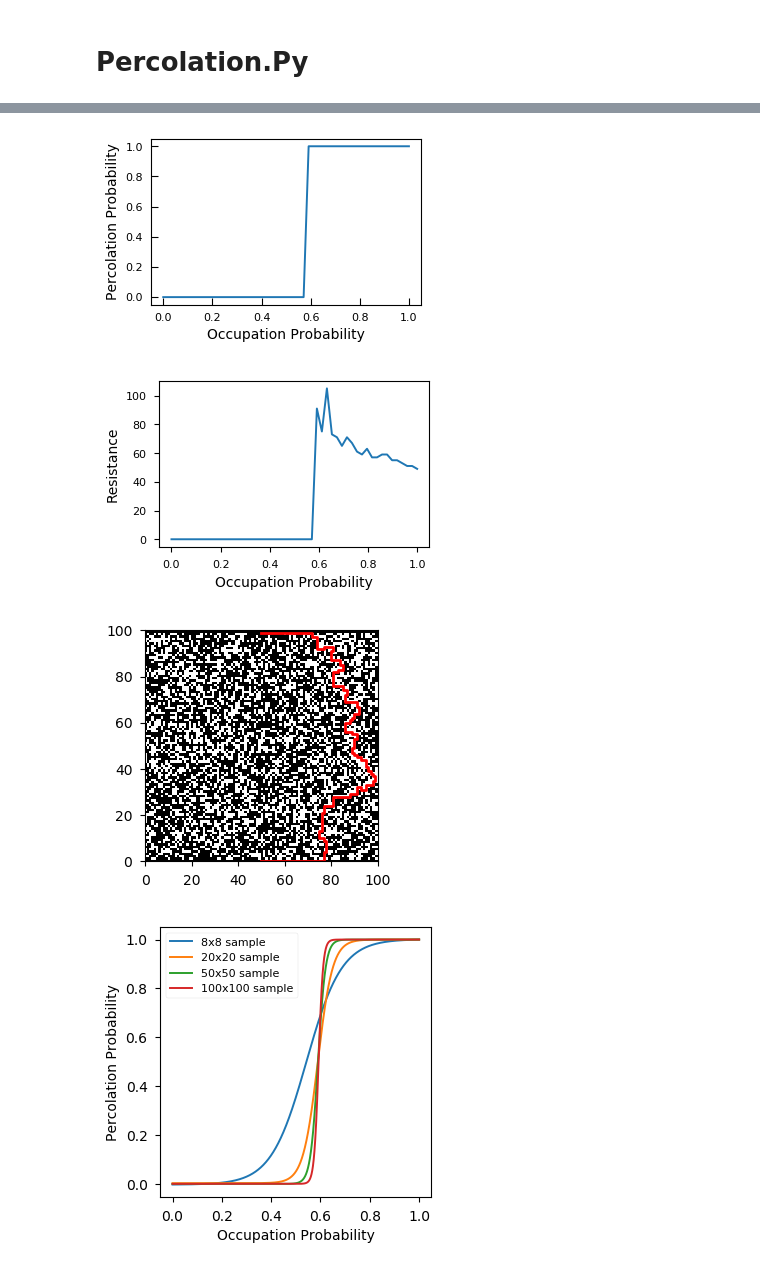
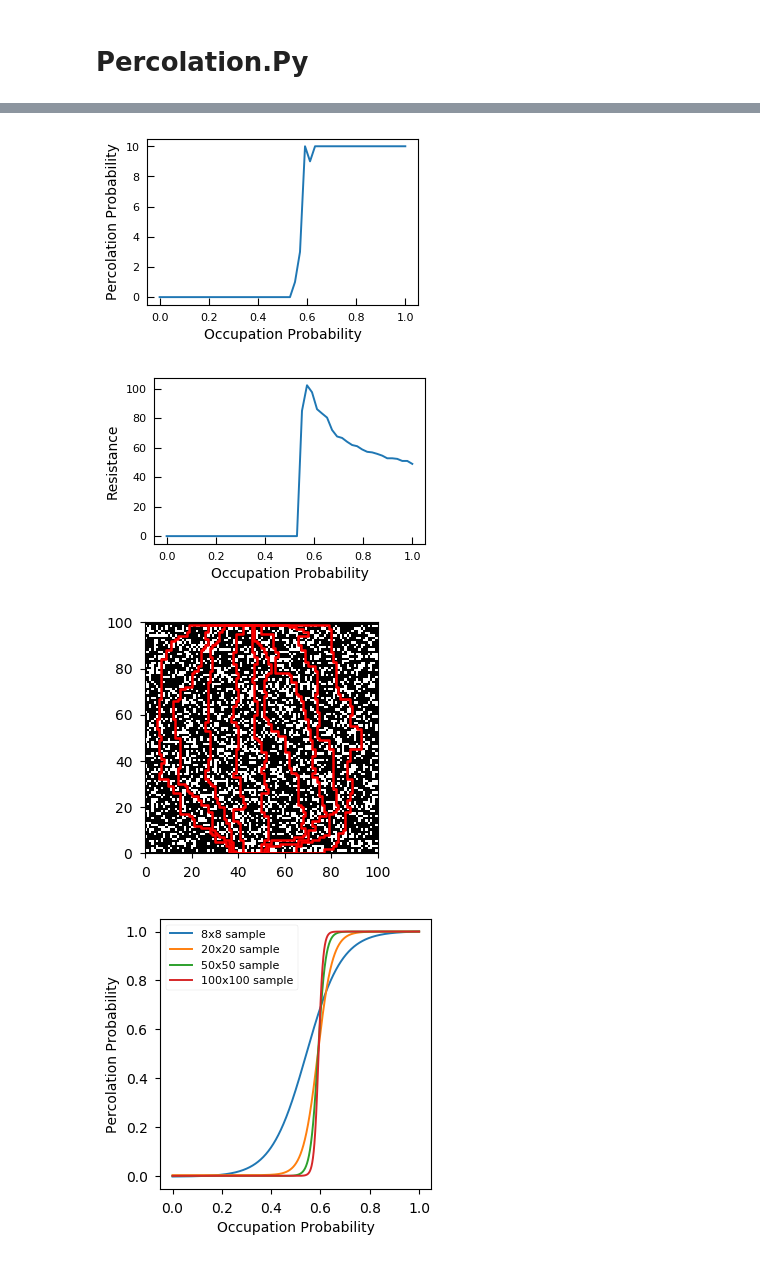
Before and after one commit to prabowobagas/Jupyter-Notebook-Thesis, a Jupyter notebook: Weekly Journal.ipynb, the cells around one changed output, grey strips where cells are left out. Cells and saved outputs as stored; diff of their text form; code cells hidden in the pictures.

```diff
--- a/Weekly Journal.ipynb
+++ b/Weekly Journal.ipynb
@@ -528,7 +556,7 @@ def a_star_search(graph, start, goal):
 
 width =  50
 height = 50
-Loop = 1     # Number of tries per occupation probability
+Loop = 10     # Number of tries per occupation probability
 linseries_point = 50        # number of steps between 0 to 1 for occupation probability
 
 occupation_probability = np.linspace(0, 1, num=linseries_point, endpoint=True)
@@ -562,37 +590,39 @@ df = pd.DataFrame(d)
 file_name = 'PercSimData\\perc_%sx%s_Loop%s_lineseries%s' %(width, height, Loop, linseries_point)
 df.to_csv(file_name, sep='\t')
 
 path_average[np.isnan(path_average)] = 0
 
 fig1 = plt.figure(1)
-plt.plot(occupation_probability, occupy_histogram)
+ax1 = fig1.add_subplot(1, 1, 1)
+ax1.plot(occupation_probability, occupy_histogram)
 plt.xlabel('Occupation Probability', fontsize=10)
 plt.ylabel('Percolation Probability', fontsize=10)
 ax1 = plt.gca()
 ax1.tick_params(axis = 'both', which = 'both', length=5, direction='in')
 fig1.set_size_inches(plot_width, plot_height)
 
 
 fig2 = plt.figure(2)
-plt.plot(occupation_probability, path_average)
+ax2 = fig2.add_subplot(1, 1, 1)
+ax2.plot(occupation_probability, path_average)
 plt.xlabel('Occupation Probability', fontsize=10)
 plt.ylabel('Resistance', fontsize=10)
 ax2.tick_params(axis = 'both', which = 'both', length=5, direction='in')
 fig2.set_size_inches(plot_width , plot_height)
 
 
 #         fig2 = plt.figure(2)
 #         plt.plot( df_wrap['Vgs'], (df_wrap['Ids']/(10)**(-6)), label = 'Vds =' + str(data_linspace[i-1]) + 'V')
 #         plt.legend(prop={'size': 8})
 #         plt.xlabel('$V_{gs}$ [V]', fontsize=10)
 #         plt.ylabel('$I_{g}$ [$\mu$A]', fontsize=10)
 #         ax2 = plt.gca()
 #         ax2.tick_params(axis = 'both', which = 'both', length=5, direction='in')
 #         fig2.set_size_inches(plot_width*1.5 , plot_height*1.5)
 # %% [output]
 [interactive output not drawn]
-[figure, old version]
+[figure, new version]
-[figure, old version]
+[figure, new version]
 # %%
 import matplotlib.pyplot as plt
 from matplotlib import cm
@@ -602,20 +632,16 @@ import heapq
 
 width =  100 #Sample size must be even. If odd, change the start/goal starting coordinate
 height = 100
-occupation_probability = 0.6
+occupation_probability = 0.71
 start, goal = ((width)/2, 0),((width)/2 ,height-1)
 
 path_list = []
 sample = GenerateGrid(width, height, occupation_probability) #if
 sample.GenerateWall()
 
-# cut - off here, turn the thing into black use for loop.
-# came_from, cost_so_far = a_star_search(sample, start, goal)
-# path, path_flag = pathfinder(came_from, start=start, goal=goal)
-
 fig1, ax1 = plt.subplots(1)
-# = fig1.add_subplot(1, 1, 1)
 cmap = cm.colors.ListedColormap(['white','black'])
+ax1.pcolor(sample.grid, cmap=cmap)
 
 for i in range(0,9):     # find 10 independent paths
     came_from, cost_so_far = a_star_search(sample, start, goal)
@@ -625,19 +651,15 @@ for i in range(0,9):     # find 10 independent paths
             if coordinate [1] != 0:
                 sample.wall.append(coordinate)
                 sample.grid[int(coordinate[1]), int(coordinate[0])] = 0
+    #ax1.pcolor(sample_original ,cmap=cmap)
+    ax1.plot(*zip(*path), color='red', linewidth=1.80)
 
-
-    ax1.pcolor(sample.grid ,cmap=cmap)
-    ax1.plot(*zip(*path), color='red', linewidth=2)
-
-
-#ax1.pcolor(sample.grid ,cmap=cmap)
 ax1.tick_params(axis = 'both', which = 'major', labelsize = 10)
 
 fig1.set_size_inches(3, 3)
 # plt.savefig('Figures\\pc-06.pdf', format='pdf', dpi=1000)
 # %% [output]
-[figure, old version]
+[figure, new version]
 # %%
 from scipy.optimize import curve_fit
 
```
Also changed, not shown: parts of 5 cells of this notebook, 3 other files.
